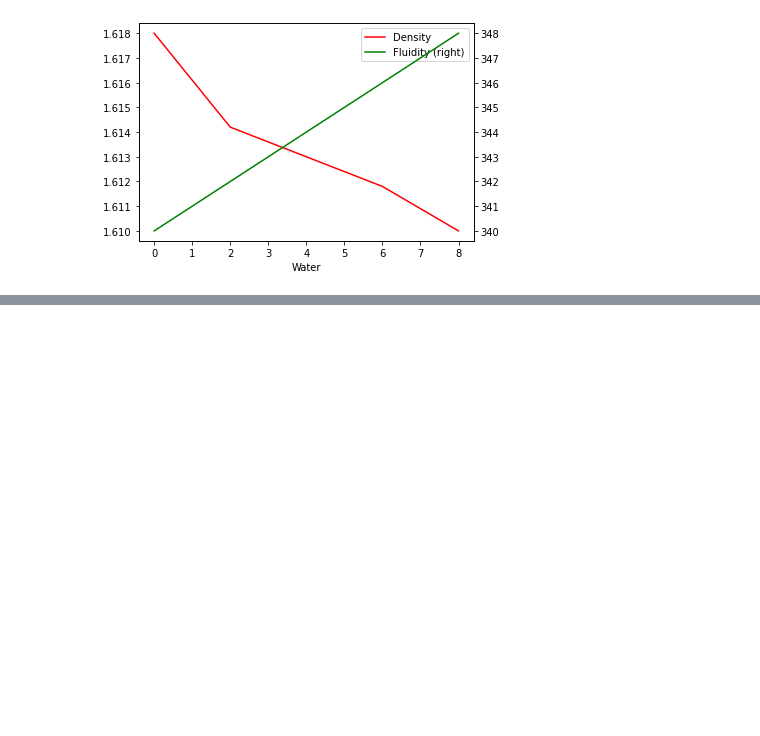
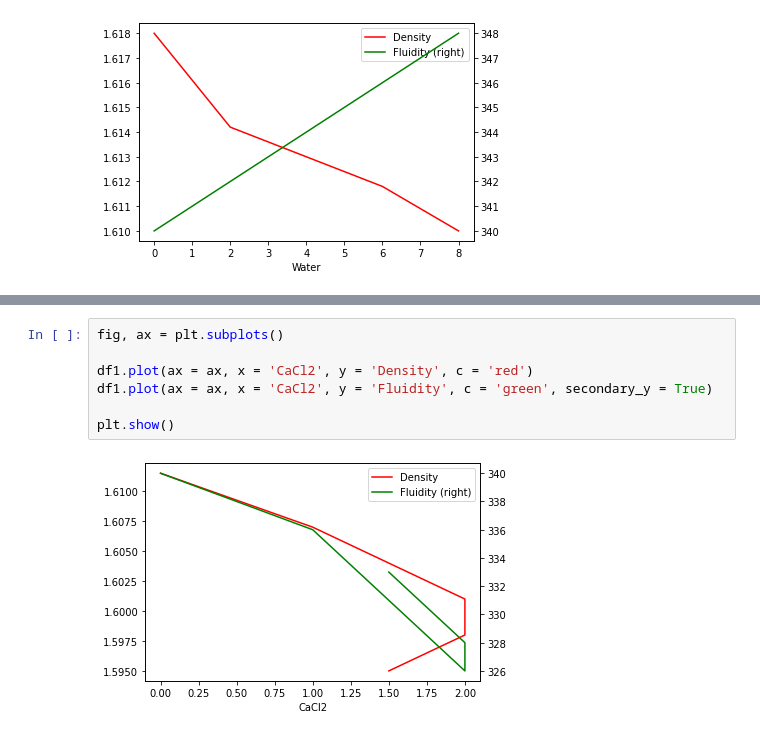
Before and after one commit to souzatya/Glaze-Additive-Predictor, a Jupyter notebook: Parametric_data_analysis_of_Brown_glaze.ipynb, the cells around one changed output, grey strips where cells are left out. Drawn from its saved outputs; the diff is of its cells as text; blank space fills up the shorter version.

```diff
--- a/Parametric_data_analysis_of_Brown_glaze.ipynb
+++ b/Parametric_data_analysis_of_Brown_glaze.ipynb
@@ -261,0 +287,9 @@ plt.show()
+# %%
+fig, ax = plt.subplots()
+
+df1.plot(ax = ax, x = 'CaCl2', y = 'Density', c = 'red')
+df1.plot(ax = ax, x = 'CaCl2', y = 'Fluidity', c = 'green', secondary_y = True)
+
+plt.show()
+# %% [output]
+[figure, added]
```
Also changed, not shown: parts of 4 cells of this notebook.
